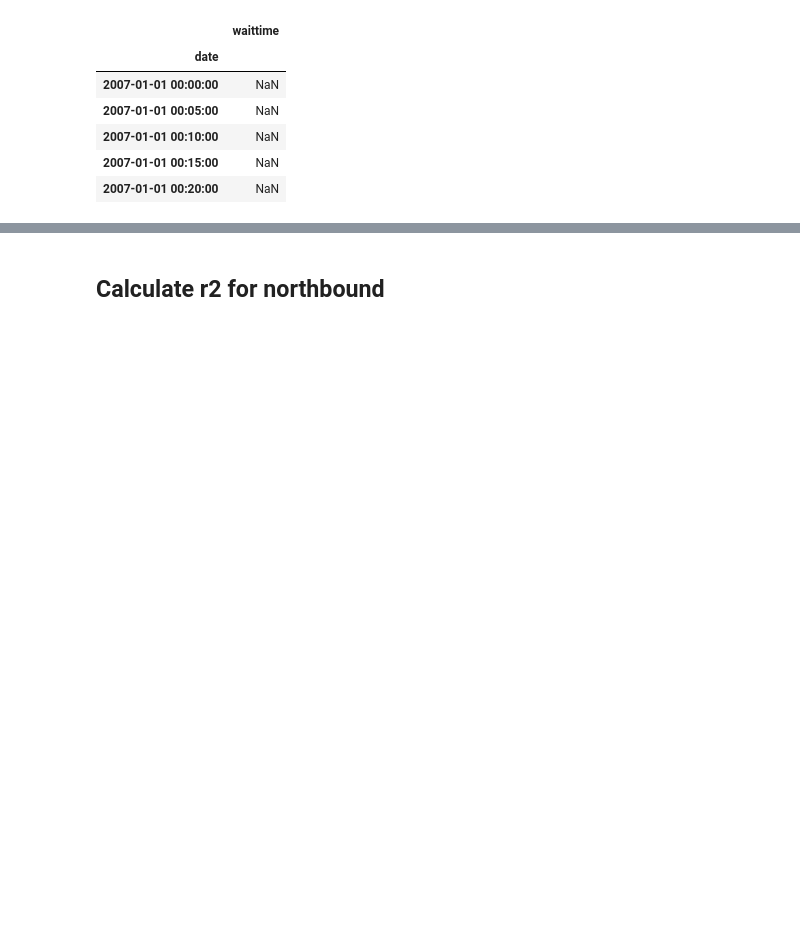
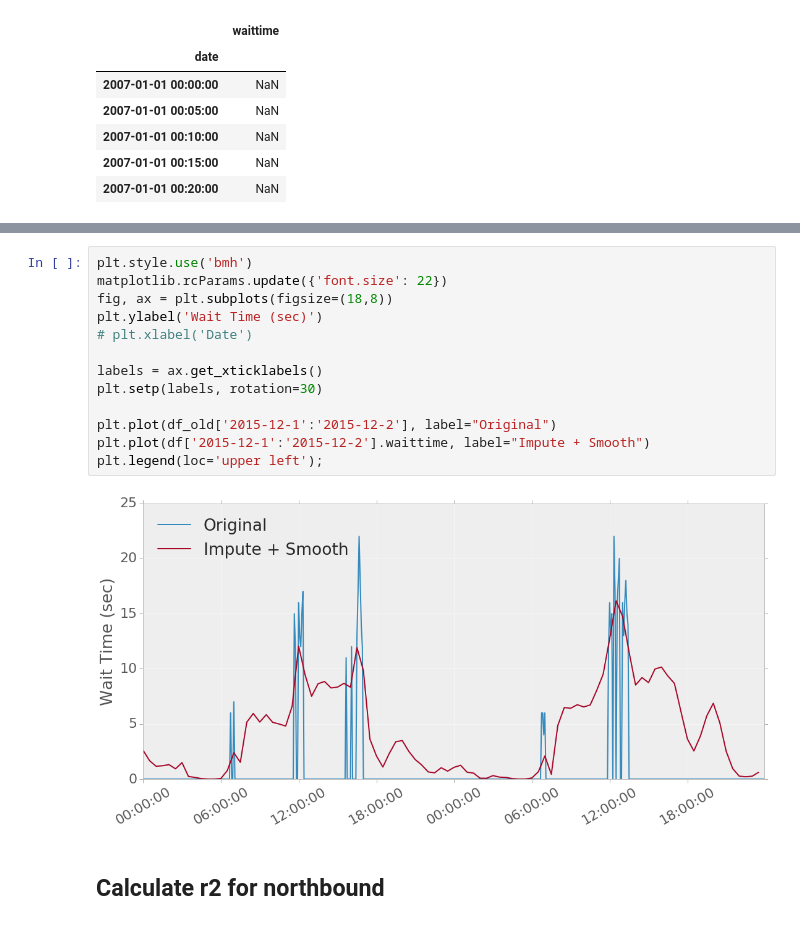
Before and after one commit to jngseattle/BorderCrossing, a Jupyter notebook: code/Presentation_charts_calculations.ipynb, the cells around one changed output, grey strips where cells are left out. Drawn from its saved outputs; the diff is of its cells as text; blank space fills up the shorter version.

Commit message:
Fix axis labels; use new impute results

```diff
--- a/code/Presentation_charts_calculations.ipynb
+++ b/code/Presentation_charts_calculations.ipynb
@@ -88,3 +88,18 @@ plt.legend(loc='upper left');
+# %%
+plt.style.use('bmh')
+matplotlib.rcParams.update({'font.size': 22})
+fig, ax = plt.subplots(figsize=(18,8))
+plt.ylabel('Wait Time (sec)')
+# plt.xlabel('Date')
+
+labels = ax.get_xticklabels()
+plt.setp(labels, rotation=30)
+
+plt.plot(df_old['2015-12-1':'2015-12-2'], label="Original")
+plt.plot(df['2015-12-1':'2015-12-2'].waittime, label="Impute + Smooth")
+plt.legend(loc='upper left');
+# %% [output]
+[figure, added]
 # %% [markdown]
 ## Calculate r2 for northbound
 # %%
```
Also changed, not shown: parts of 4 cells of this notebook.
